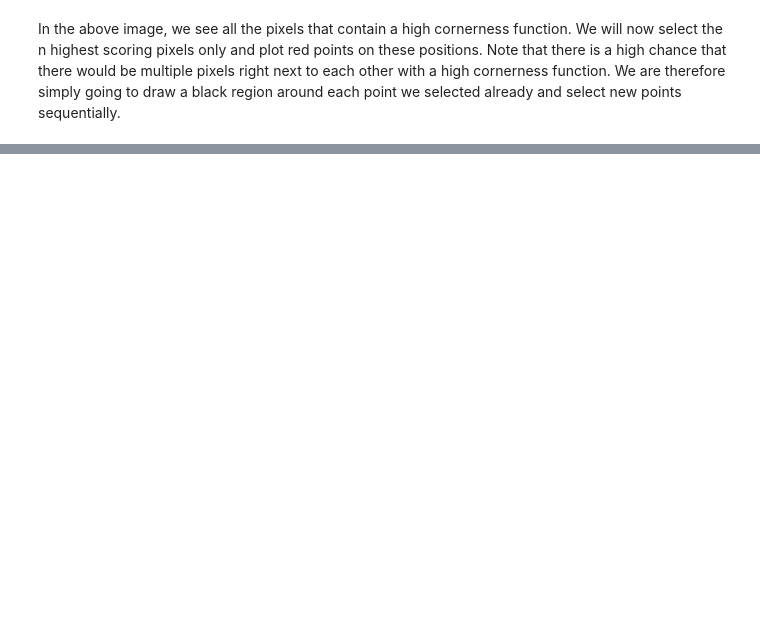
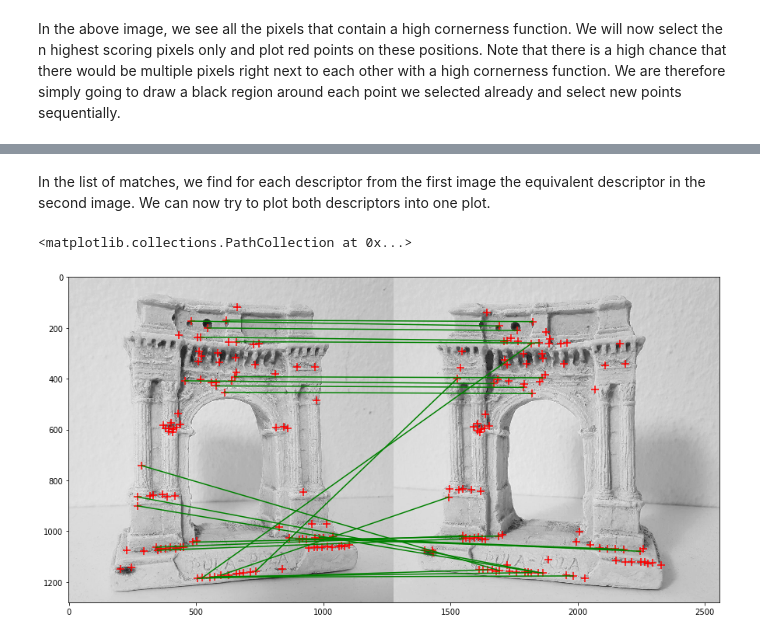
Before and after one commit to polygon-software/python-visual-odometry, a Jupyter notebook: Chapter 6 - Point Feature Detection.ipynb, the cells around one changed output, grey strips where cells are left out. Drawn from its saved outputs; the diff is of its cells as text; code cells hidden in the pictures; blank space fills up the shorter version.

```diff
--- a/Chapter 6 - Point Feature Detection.ipynb
+++ b/Chapter 6 - Point Feature Detection.ipynb
@@ -281,0 +356,20 @@ plt.scatter(x=x_positions, y=y_positions, c='r', s=100, marker='+')
+# %% [markdown]
+In the list of matches, we find for each descriptor from the first image the equivalent descriptor in the second image. We can now try to plot both descriptors into one plot.
+# %%
+# Create a combined image and shift the x positions of the second image
+combined_img = np.concatenate((img_1, img_2), axis=1)
+x_positions_2_shifted = x_positions_2 + len(img_1[0])
+plt.imshow(combined_img, cmap='gray')
+
+# Draw lines between all descriptors that have valid matches (> -1)
+for i in range(len(matches)):
+    match = matches[i]
+    if match > -1:
+        plt.plot([x_positions_1[i], x_positions_2_shifted[match]], [y_positions_1[i], y_positions_2[match]], c='g')
+
+# Plot descriptors for each image
+plt.scatter(x=x_positions_1, y=y_positions_1, c='r', s=100, marker='+')
+plt.scatter(x=x_positions_2_shifted, y=y_positions_2, c='r', s=100, marker='+')
+# %% [output]
+<matplotlib.collections.PathCollection at 0x...>
+[figure, added]
```
Also changed, not shown: parts of 8 cells of this notebook, 2 other files.
